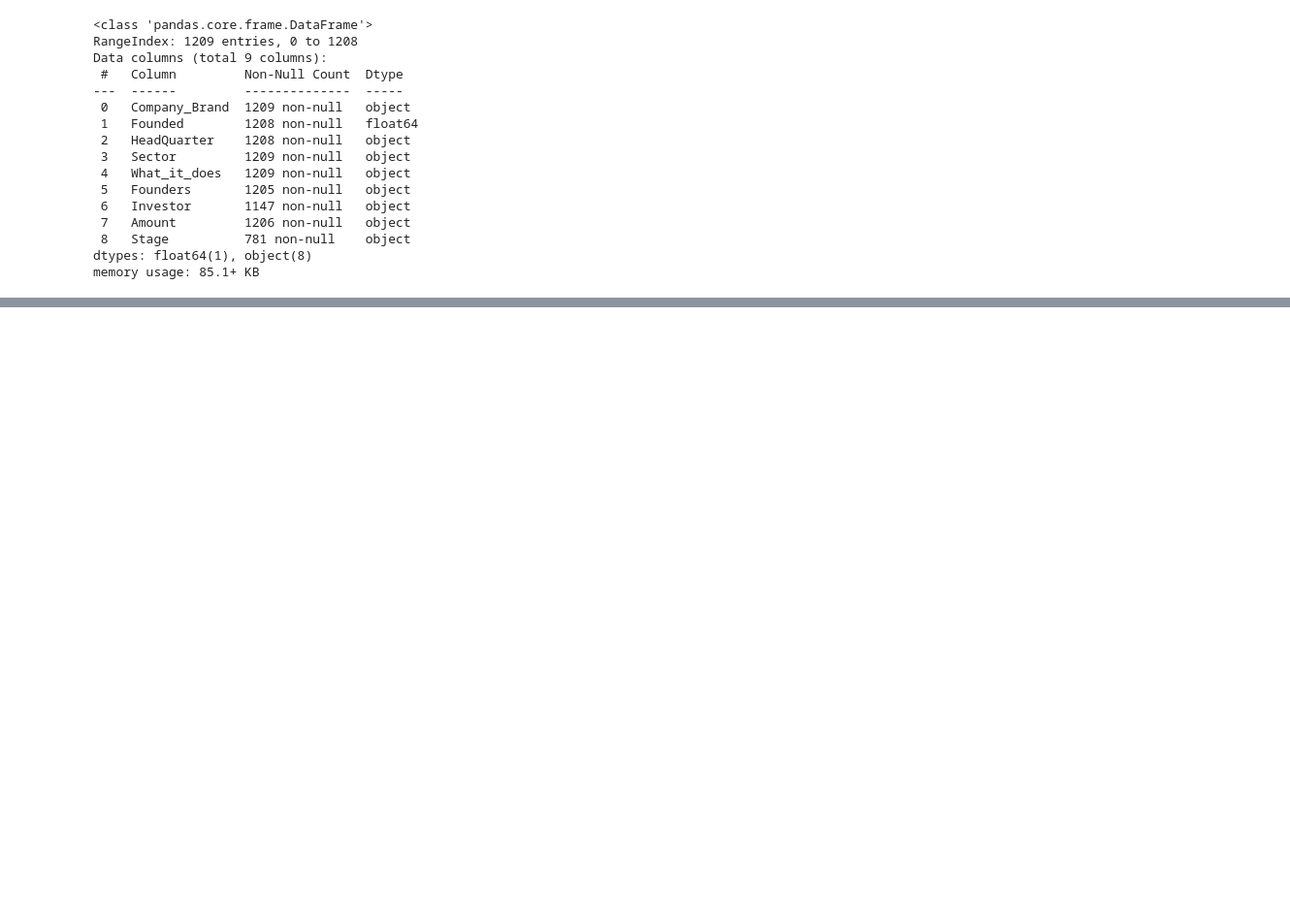
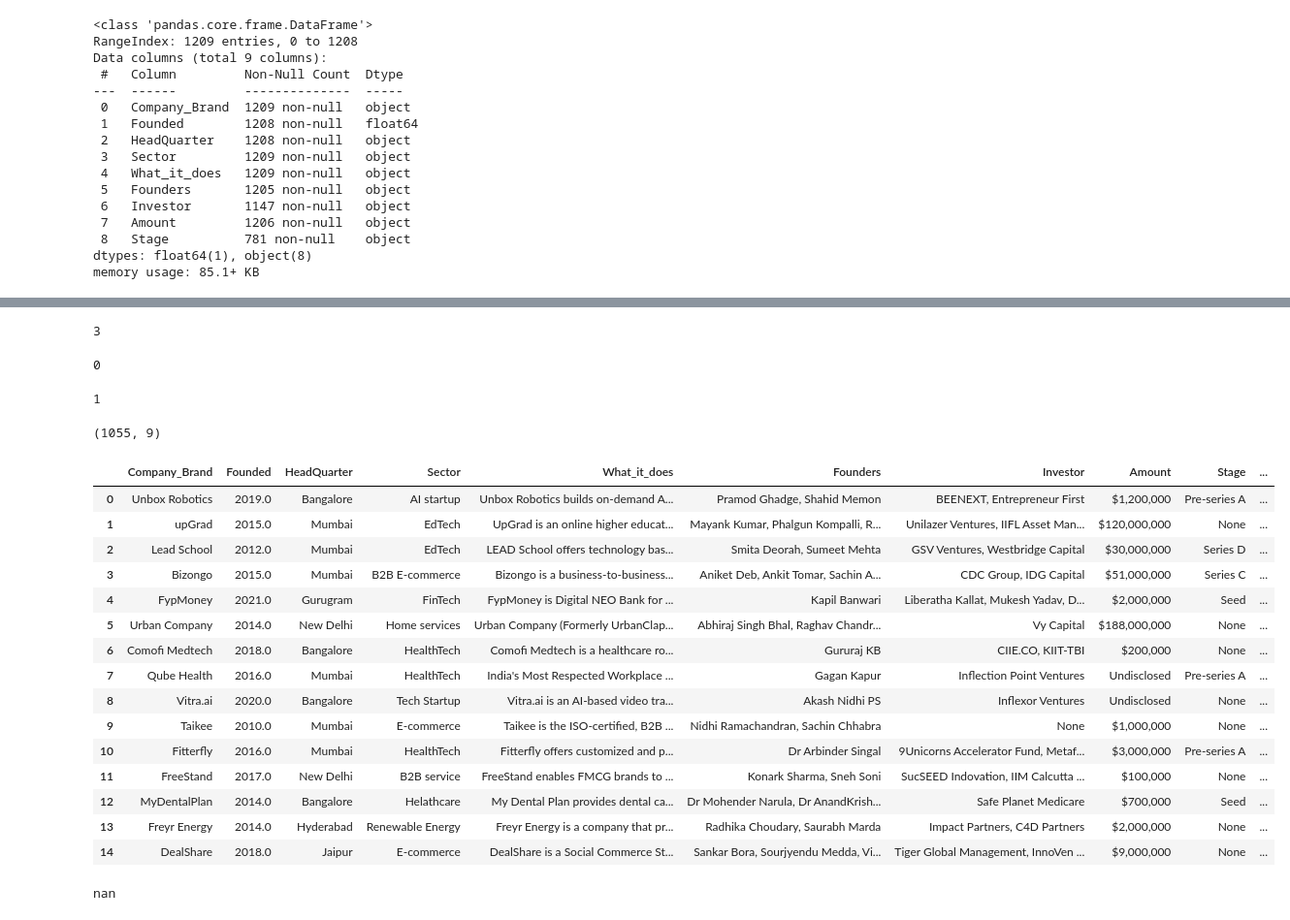
Before and after one commit to Safowaa/India-Start-Up-Funding-Data-Analysis, a Jupyter notebook: Main.ipynb, the cells around one changed output, grey strips where cells are left out. Shown at 97% size. Cells and saved outputs as stored; diff of their text form; code cells hidden in the pictures; blank space fills up the shorter version.

Commit message:
Inspecting the Data

```diff
--- a/Main.ipynb
+++ b/Main.ipynb
@@ -165,0 +257,12 @@ AttributeError: 'DataFrame' object has no attribute 'dtype'
+# %%
+data_2020.duplicated().sum()
+# %% [output]
+3
+# %%
+data_2019.duplicated().sum()
+# %% [output]
+0
+# %%
+data_2018.duplicated().sum()
+# %% [output]
+1
@@ -165,0 +271,29 @@ AttributeError: 'DataFrame' object has no attribute 'dtype'
+# %%
+data_2020.shape
+# %% [output]
+(1055, 9)
+# %%
+data_2021["founding_year"] = 2021
+
+data_2021.head(15)
+# %% [output]
+|  | Company_Brand | Founded | HeadQuarter | Sector | What_it_does | Founders | Investor | Amount | Stage | ... |
+| 0 | Unbox Robotics | 2019.0 | Bangalore | AI startup | Unbox Robotics builds on-demand A... | Pramod Ghadge, Shahid Memon | BEENEXT, Entrepreneur First | $1,200,000 | Pre-series A | ... |
+| 1 | upGrad | 2015.0 | Mumbai | EdTech | UpGrad is an online higher educat... | Mayank Kumar, Phalgun Kompalli, R... | Unilazer Ventures, IIFL Asset Man... | $120,000,000 | None | ... |
+| 2 | Lead School | 2012.0 | Mumbai | EdTech | LEAD School offers technology bas... | Smita Deorah, Sumeet Mehta | GSV Ventures, Westbridge Capital | $30,000,000 | Series D | ... |
+| 3 | Bizongo | 2015.0 | Mumbai | B2B E-commerce | Bizongo is a business-to-business... | Aniket Deb, Ankit Tomar, Sachin A... | CDC Group, IDG Capital | $51,000,000 | Series C | ... |
+| 4 | FypMoney | 2021.0 | Gurugram | FinTech | FypMoney is Digital NEO Bank for ... | Kapil Banwari | Liberatha Kallat, Mukesh Yadav, D... | $2,000,000 | Seed | ... |
+| 5 | Urban Company | 2014.0 | New Delhi | Home services | Urban Company (Formerly UrbanClap... | Abhiraj Singh Bhal, Raghav Chandr... | Vy Capital | $188,000,000 | None | ... |
+| 6 | Comofi Medtech | 2018.0 | Bangalore | HealthTech | Comofi Medtech is a healthcare ro... | Gururaj KB | CIIE.CO, KIIT-TBI | $200,000 | None | ... |
+| 7 | Qube Health | 2016.0 | Mumbai | HealthTech | India's Most Respected Workplace ... | Gagan Kapur | Inflection Point Ventures | Undisclosed | Pre-series A | ... |
+| 8 | Vitra.ai | 2020.0 | Bangalore | Tech Startup | Vitra.ai is an AI-based video tra... | Akash Nidhi PS | Inflexor Ventures | Undisclosed | None | ... |
+| 9 | Taikee | 2010.0 | Mumbai | E-commerce | Taikee is the ISO-certified, B2B ... | Nidhi Ramachandran, Sachin Chhabra | None | $1,000,000 | None | ... |
+| 10 | Fitterfly | 2016.0 | Mumbai | HealthTech | Fitterfly offers customized and p... | Dr Arbinder Singal | 9Unicorns Accelerator Fund, Metaf... | $3,000,000 | Pre-series A | ... |
+| 11 | FreeStand | 2017.0 | New Delhi | B2B service | FreeStand enables FMCG brands to ... | Konark Sharma, Sneh Soni | SucSEED Indovation, IIM Calcutta ... | $100,000 | None | ... |
+| 12 | MyDentalPlan | 2014.0 | Bangalore | Helathcare | My Dental Plan provides dental ca... | Dr Mohender Narula, Dr AnandKrish... | Safe Planet Medicare | $700,000 | Seed | ... |
+| 13 | Freyr Energy | 2014.0 | Hyderabad | Renewable Energy | Freyr Energy is a company that pr... | Radhika Choudary, Saurabh Marda | Impact Partners, C4D Partners | $2,000,000 | None | ... |
+| 14 | DealShare | 2018.0 | Jaipur | E-commerce | DealShare is a Social Commerce St... | Sankar Bora, Sourjyendu Medda, Vi... | Tiger Global Management, InnoVen ... | $9,000,000 | None | ... |
+# %%
+data_2021["Founded"].unique().sum()
+# %% [output]
+nan
```
Also changed, not shown: parts of 11 cells of this notebook.
